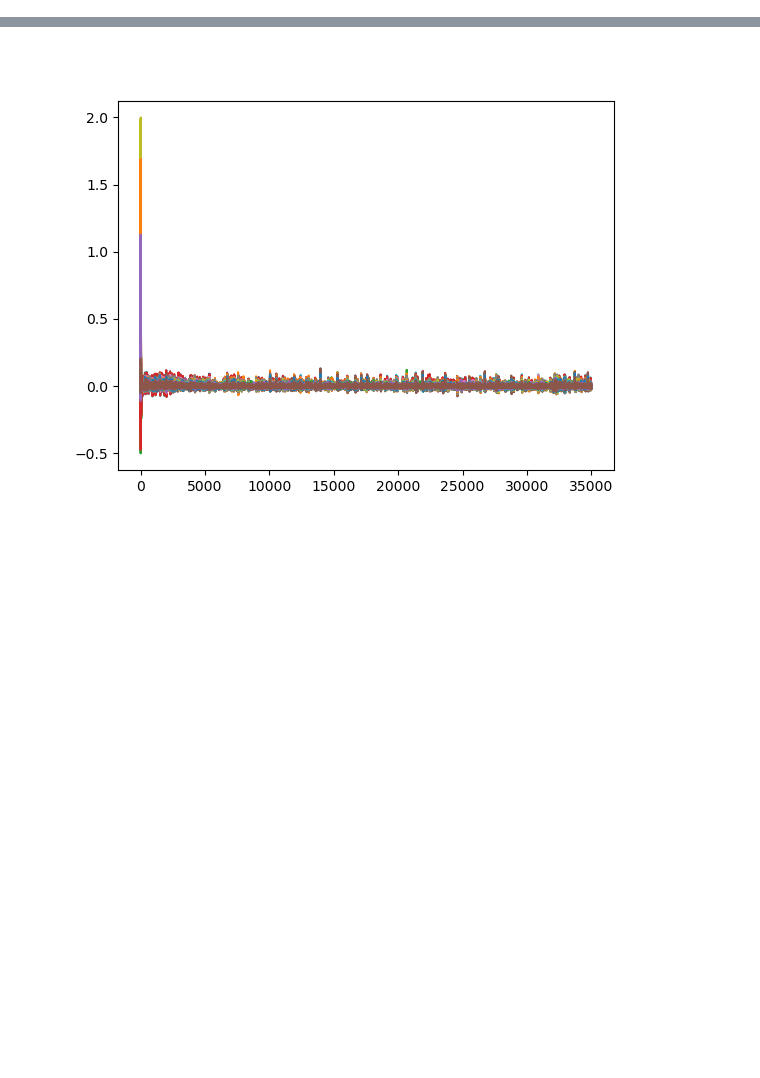
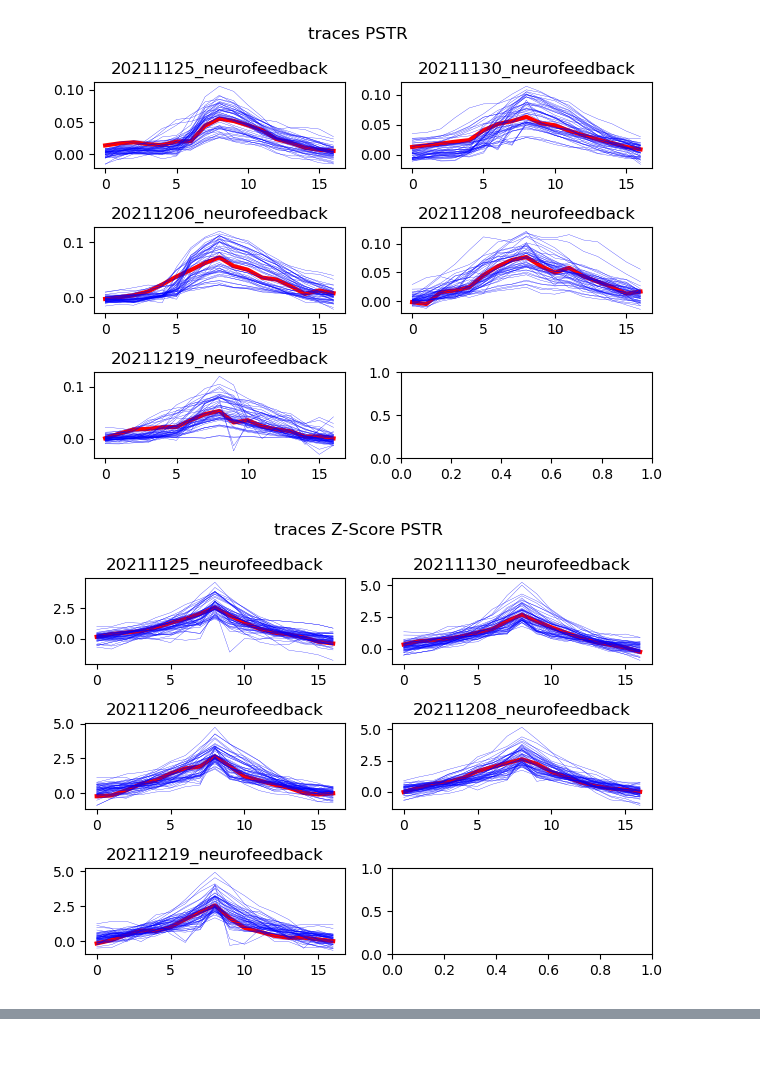
Before and after one commit to PBLab/WideFlow, a Jupyter notebook: wideflow/show_results.ipynb, the cells around one changed output, grey strips where cells are left out. Drawn from its saved outputs; the diff is of its cells as text; code cells hidden in the pictures; blank space fills up the shorter version.

```diff
--- a/wideflow/show_results.ipynb
+++ b/wideflow/show_results.ipynb
@@ -114,7 +114,8 @@ sessions_names = [
     '20211125_neurofeedback',
     '20211130_neurofeedback',
     '20211206_neurofeedback',
-    '20211208_neurofeedback'
+    '20211208_neurofeedback',
+    '20211219_neurofeedback'
 ]
 # %%
 # load data
@@ -224,7 +225,7 @@ for sess_name in sessions_names:
 # plot_box_plot(ax, dff_pstr_max_nm, dff_pstr_max_m, set_title="sdfsdfsdf")
 # plt.show()
 
-metrics = ['dff', 'div', 'diff_1f', 'diff_5f']
+metrics = ['dff', 'div', 'diff_1f', 'diff_3f', 'diff_5f']
 for metric in metrics:
     f, (ax1, ax2, ax3, ax4) = plt.subplots(1, 4)
     pstr_max_m, pstr_max_nm = [], []
@@ -274,75 +281,92 @@ l = [3 if i else 0.2 for i in metric_bool_arr]
 
 metric_list = ['traces', 'regression_divergence']
 for metric in metric_list:
-    f, ((ax1,ax2),(ax3,ax4)) = plt.subplots(2,2)
-    for i, pstr in enumerate(sessions_stats['20211125_neurofeedback'][metric]['pstr_sim_rewards']):
+    f, ((ax1,ax2),(ax3,ax4), (ax5, ax6)) = plt.subplots(3,2)
+    for i, pstr in enumerate(sessions_stats['20211125_neurofeedback'][metric]['pstr_sim_reward']):
         ax1.plot(pstr, color=c[i], linewidth=l[i])
-    for i, pstr in enumerate(sessions_stats['20211130_neurofeedback'][metric]['pstr_sim_rewards']):
+    for i, pstr in enumerate(sessions_stats['20211130_neurofeedback'][metric]['pstr_sim_reward']):
         ax2.plot(pstr, color=c[i], linewidth=l[i])
-    for i, pstr in enumerate(sessions_stats['20211206_neurofeedback'][metric]['pstr_sim_rewards']):
+    for i, pstr in enumerate(sessions_stats['20211206_neurofeedback'][metric]['pstr_sim_reward']):
         ax3.plot(pstr, color=c[i], linewidth=l[i])
-    for i, pstr in enumerate(sessions_stats['20211208_neurofeedback'][metric]['pstr_sim_rewards']):
+    for i, pstr in enumerate(sessions_stats['20211208_neurofeedback'][metric]['pstr_sim_reward']):
         ax4.plot(pstr, color=c[i], linewidth=l[i])
+    for i, pstr in enumerate(sessions_stats['20211219_neurofeedback'][metric]['pstr_sim_reward']):
+        ax5.plot(pstr, color=c[i], linewidth=l[i])
+
     f.suptitle(f'{metric} PSTR')
     ax1.set_title('20211125_neurofeedback')
     ax2.set_title('20211130_neurofeedback')
     ax3.set_title('20211206_neurofeedback')
     ax4.set_title('20211208_neurofeedback')
+    ax5.set_title('20211219_neurofeedback')
     f.tight_layout()
     plt.show()
 
-    f, ((ax1,ax2),(ax3,ax4)) = plt.subplots(2,2)
-    for i, pstr in enumerate(sessions_stats['20211125_neurofeedback'][metric]['zscore_pstr_sim_rewards']):
+    f, ((ax1,ax2),(ax3,ax4), (ax5, ax6)) = plt.subplots(3,2)
+    for i, pstr in enumerate(sessions_stats['20211125_neurofeedback'][metric]['pstr_zscore_sim_reward']):
         ax1.plot(pstr, color=c[i], linewidth=l[i])
-    for i, pstr in enumerate(sessions_stats['20211130_neurofeedback'][metric]['zscore_pstr_sim_rewards']):
+    for i, pstr in enumerate(sessions_stats['20211130_neurofeedback'][metric]['pstr_zscore_sim_reward']):
         ax2.plot(pstr, color=c[i], linewidth=l[i])
-    for i, pstr in enumerate(sessions_stats['20211206_neurofeedback'][metric]['zscore_pstr_sim_rewards']):
+    for i, pstr in enumerate(sessions_stats['20211206_neurofeedback'][metric]['pstr_zscore_sim_reward']):
         ax3.plot(pstr, color=c[i], linewidth=l[i])
-    for i, pstr in enumerate(sessions_stats['20211208_neurofeedback'][metric]['zscore_pstr_sim_rewards']):
+    for i, pstr in enumerate(sessions_stats['20211208_neurofeedback'][metric]['pstr_zscore_sim_reward']):
         ax4.plot(pstr, color=c[i], linewidth=l[i])
+    for i, pstr in enumerate(sessions_stats['20211219_neurofeedback'][metric]['pstr_zscore_sim_reward']):
+        ax5.plot(pstr, color=c[i], linewidth=l[i])
 
     f.suptitle(f'{metric} Z-Score PSTR')
     ax1.set_title('20211125_neurofeedback')
     ax2.set_title('20211130_neurofeedback')
     ax3.set_title('20211206_neurofeedback')
     ax4.set_title('20211208_neurofeedback')
+    ax5.set_title('20211219_neurofeedback')
     f.tight_layout()
     plt.show()
 
 
 metric_list = ['delta_frames_1', 'delta_frames_3', 'delta_frames_5']
 for metric in metric_list:
-    f, ((ax1,ax2),(ax3,ax4)) = plt.subplots(2,2)
-    for i, pstr in enumerate(sessions_stats['20211125_neurofeedback']['delta_frames_diff'][metric]['pstr_sim_rewards']):
+    f, ((ax1,ax2),(ax3,ax4), (ax5, ax6)) = plt.subplots(3,2)
+    for i, pstr in enumerate(sessions_stats['20211125_neurofeedback']['delta_frames_diff'][metric]['pstr_sim_reward']):
         ax1.plot(pstr, color=c[i], linewidth=l[i])
-    for i, pstr in enumerate(sessions_stats['20211130_neurofeedback']['delta_frames_diff'][metric]['pstr_sim_rewards']):
+    for i, pstr in enumerate(sessions_stats['20211130_neurofeedback']['delta_frames_diff'][metric]['pstr_sim_reward']):
         ax2.plot(pstr, color=c[i], linewidth=l[i])
-    for i, pstr in enumerate(sessions_stats['20211206_neurofeedback']['delta_frames_diff'][metric]['pstr_sim_rewards']):
+    for i, pstr in enumerate(sessions_stats['20211206_neurofeedback']['delta_frames_diff'][metric]['pstr_sim_reward']):
         ax3.plot(pstr, color=c[i], linewidth=l[i])
-    for i, pstr in enumerate(sessions_stats['20211208_neurofeedback']['delta_frames_diff'][metric]['pstr_sim_rewards']):
+    for i, pstr in enumerate(sessions_stats['20211208_neurofeedback']['delta_frames_diff'][metric]['pstr_sim_reward']):
         ax4.plot(pstr, color=c[i], linewidth=l[i])
+    for i, pstr in enumerate(sessions_stats['20211219_neurofeedback']['delta_frames_diff'][metric]['pstr_sim_reward']):
+        ax5.plot(pstr, color=c[i], linewidth=l[i])
+
     f.suptitle(f'{metric} PSTR')
     ax1.set_title('20211125_neurofeedback')
     ax2.set_title('20211130_neurofeedback')
     ax3.set_title('20211206_neurofeedback')
     ax4.set_title('20211208_neurofeedback')
+    ax5.set_title('20211219_neurofeedback')
     f.tight_layout()
     plt.show()
 
-    f, ((ax1,ax2),(ax3,ax4)) = plt.subplots(2,2)
-    for i, pstr in enumerate(sessions_stats['20211125_neurofeedback']['delta_frames_diff'][metric]['zscore_pstr_sim_rewards']):
+    f, ((ax1,ax2),(ax3,ax4), (ax5, ax6)) = plt.subplots(3,2)
+    for i, pstr in enumerate(sessions_stats['20211125_neurofeedback']['delta_frames_diff'][metric]['pstr_zscore_sim_reward']):
         ax1.plot(pstr, color=c[i], linewidth=l[i])
-    for i, pstr in enumerate(sessions_stats['20211130_neurofeedback']['delta_frames_diff'][metric]['zscore_pstr_sim_rewards']):
+    for i, pstr in enumerate(sessions_stats['20211130_neurofeedback']['delta_frames_diff'][metric]['pstr_zscore_sim_reward']):
         ax2.plot(pstr, color=c[i], linewidth=l[i])
-    for i, pstr in enumerate(sessions_stats['20211206_neurofeedback']['delta_frames_diff'][metric]['zscore_pstr_sim_rewards']):
+    for i, pstr in enumerate(sessions_stats['20211206_neurofeedback']['delta_frames_diff'][metric]['pstr_zscore_sim_reward']):
         ax3.plot(pstr, color=c[i], linewidth=l[i])
-    for i, pstr in enumerate(sessions_stats['20211208_neurofeedback']['delta_frames_diff'][metric]['zscore_pstr_sim_rewards']):
+    for i, pstr in enumerate(sessions_stats['20211208_neurofeedback']['delta_frames_diff'][metric]['pstr_zscore_sim_reward']):
         ax4.plot(pstr, color=c[i], linewidth=l[i])
+    for i, pstr in enumerate(sessions_stats['20211219_neurofeedback']['delta_frames_diff'][metric]['pstr_zscore_sim_reward']):
+        ax5.plot(pstr, color=c[i], linewidth=l[i])
 
     f.suptitle(f'{metric} Z-Score PSTR')
     ax1.set_title('20211125_neurofeedback')
     ax2.set_title('20211130_neurofeedback')
     ax3.set_title('20211206_neurofeedback')
     ax4.set_title('20211208_neurofeedback')
+    ax5.set_title('20211219_neurofeedback')
     f.tight_layout()
     plt.show()
+# %% [output]
+[figure, added]
+[figure, added]
@@ -406,11 +438,3 @@ for roi_idx in rois_inds:
     f.tight_layout()
     ax00.legend(sessions_names, bbox_to_anchor=(5., -0.6))
     plt.show()
-# %%
-# plot traces
-traces = sessions_stats['20211206_neurofeedback']['traces']['dff']
-for i in range(56):
-    plt.plot(traces[i])
-plt.show()
-# %% [output]
-[figure, removed]
```
Also changed, not shown: parts of 5 cells of this notebook, 12 other files.
